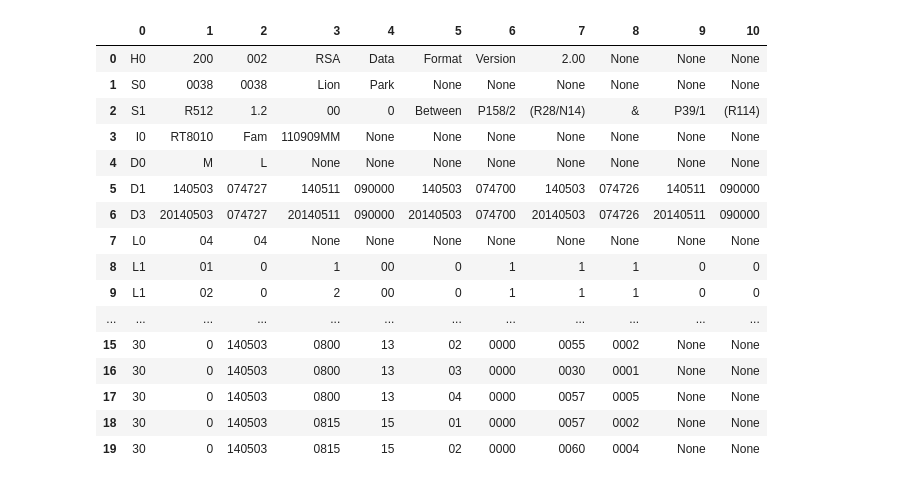
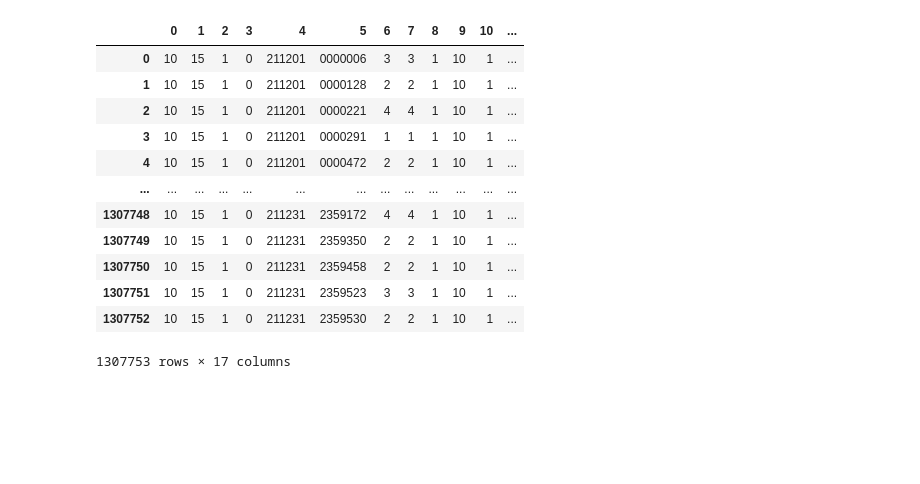
Before and after one commit to brandtosaurus/traffic_electronic_count_ETL, a Jupyter notebook: test.ipynb, the cells around one changed output. Drawn from its saved outputs; the diff is of its cells as text; code cells hidden in the pictures; blank space fills up the shorter version.

```diff
--- a/test.ipynb
+++ b/test.ipynb
@@ -38 +52,34 @@ df = tools.to_df(file)
+# %%
+df = pd.DataFrame(dfa.loc[
+    (~dfa[0].isin(["H0", "H9", "S0", "I0", "S1", "D0", "D1", "D3", "L0", "L1"]))
+    & ((
+        (dfa[0].isin(["21", "22", "70", "30", "31", "13", "60"]))
+        & (dfa[1].isin(["0", "1", "2", "3", "4"]))
+        & (dfa.loc[dfa[0].isin(["21", "70", "30", "13", "60"])][3].astype(int) > 80)
+    ) | (
+        (dfa[0].isin(["10"]))
+        & (~dfa[1].isin(["1", "8", "5", "9", "01", "08", "05", "09"]))
+        & (dfa.loc[dfa[0].isin(["10"])][4].astype(int) > 80)
+    ))
+    ]).dropna(axis=1, how="all").reset_index(drop=True).copy()
+# %%
+data = df.loc[(df[0] == "10")].dropna(
+                axis=1, how="all"
+            ).reset_index(drop=True).copy()
+# %%
+data
+# %% [output]
+|  | 0 | 1 | 2 | 3 | 4 | 5 | 6 | 7 | 8 | 9 | 10 | ... |
+| 0 | 10 | 15 | 1 | 0 | 211201 | 0000006 | 3 | 3 | 1 | 10 | 1 | ... |
+| 1 | 10 | 15 | 1 | 0 | 211201 | 0000128 | 2 | 2 | 1 | 10 | 1 | ... |
+| 2 | 10 | 15 | 1 | 0 | 211201 | 0000221 | 4 | 4 | 1 | 10 | 1 | ... |
+| 3 | 10 | 15 | 1 | 0 | 211201 | 0000291 | 1 | 1 | 1 | 10 | 1 | ... |
+| 4 | 10 | 15 | 1 | 0 | 211201 | 0000472 | 2 | 2 | 1 | 10 | 1 | ... |
+| ... | ... | ... | ... | ... | ... | ... | ... | ... | ... | ... | ... | ... |
+| 1307748 | 10 | 15 | 1 | 0 | 211231 | 2359172 | 4 | 4 | 1 | 10 | 1 | ... |
+| 1307749 | 10 | 15 | 1 | 0 | 211231 | 2359350 | 2 | 2 | 1 | 10 | 1 | ... |
+| 1307750 | 10 | 15 | 1 | 0 | 211231 | 2359458 | 2 | 2 | 1 | 10 | 1 | ... |
+| 1307751 | 10 | 15 | 1 | 0 | 211231 | 2359523 | 3 | 3 | 1 | 10 | 1 | ... |
+| 1307752 | 10 | 15 | 1 | 0 | 211231 | 2359530 | 2 | 2 | 1 | 10 | 1 | ... |
+1307753 rows × 17 columns
 # %%
@@ -57,22 +103,2 @@ head_df = pd.DataFrame(df.loc[
     )
 ]).dropna(axis=1, how="all").reset_index(drop=True).copy()
-# %%
-df.head(20)
-# %% [output]
-|  | 0 | 1 | 2 | 3 | 4 | 5 | 6 | 7 | 8 | 9 | 10 |
-| 0 | H0 | 200 | 002 | RSA | Data | Format | Version | 2.00 | None | None | None |
-| 1 | S0 | 0038 | 0038 | Lion | Park | None | None | None | None | None | None |
-| 2 | S1 | R512 | 1.2 | 00 | 0 | Between | P158/2 | (R28/N14) | & | P39/1 | (R114) |
-| 3 | I0 | RT8010 | Fam | 110909MM | None | None | None | None | None | None | None |
-| 4 | D0 | M | L | None | None | None | None | None | None | None | None |
-| 5 | D1 | 140503 | 074727 | 140511 | 090000 | 140503 | 074700 | 140503 | 074726 | 140511 | 090000 |
-| 6 | D3 | 20140503 | 074727 | 20140511 | 090000 | 20140503 | 074700 | 20140503 | 074726 | 20140511 | 090000 |
-| 7 | L0 | 04 | 04 | None | None | None | None | None | None | None | None |
-| 8 | L1 | 01 | 0 | 1 | 00 | 0 | 1 | 1 | 1 | 0 | 0 |
-| 9 | L1 | 02 | 0 | 2 | 00 | 0 | 1 | 1 | 1 | 0 | 0 |
-| ... | ... | ... | ... | ... | ... | ... | ... | ... | ... | ... | ... |
-| 15 | 30 | 0 | 140503 | 0800 | 13 | 02 | 0000 | 0055 | 0002 | None | None |
-| 16 | 30 | 0 | 140503 | 0800 | 13 | 03 | 0000 | 0030 | 0001 | None | None |
-| 17 | 30 | 0 | 140503 | 0800 | 13 | 04 | 0000 | 0057 | 0005 | None | None |
-| 18 | 30 | 0 | 140503 | 0815 | 15 | 01 | 0000 | 0057 | 0002 | None | None |
-| 19 | 30 | 0 | 140503 | 0815 | 15 | 02 | 0000 | 0060 | 0004 | None | None |
```
Also changed, not shown: parts of 32 cells of this notebook, 2 other files.
